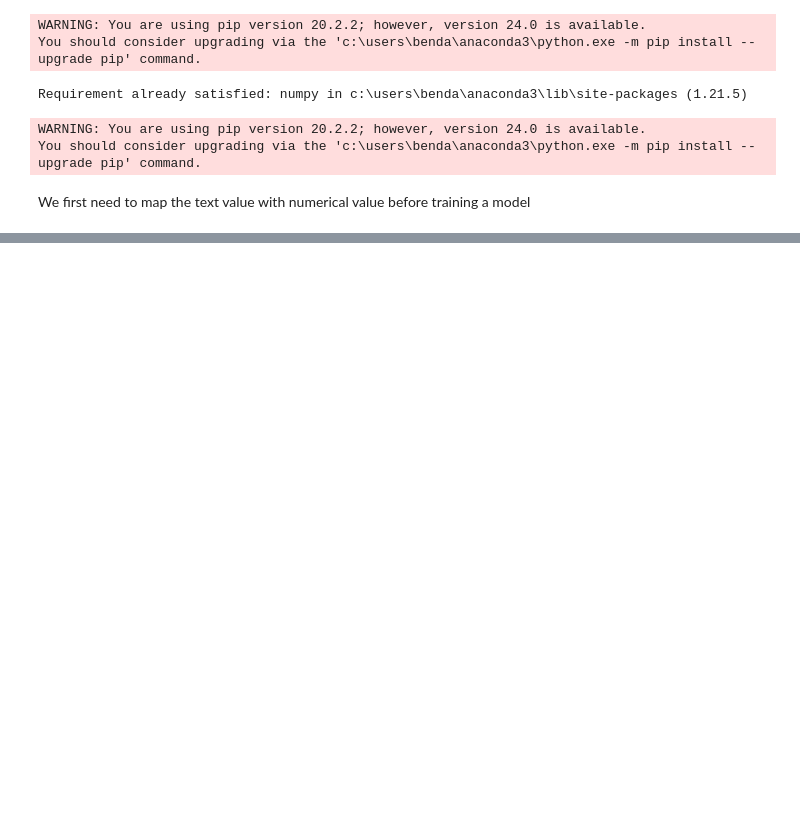
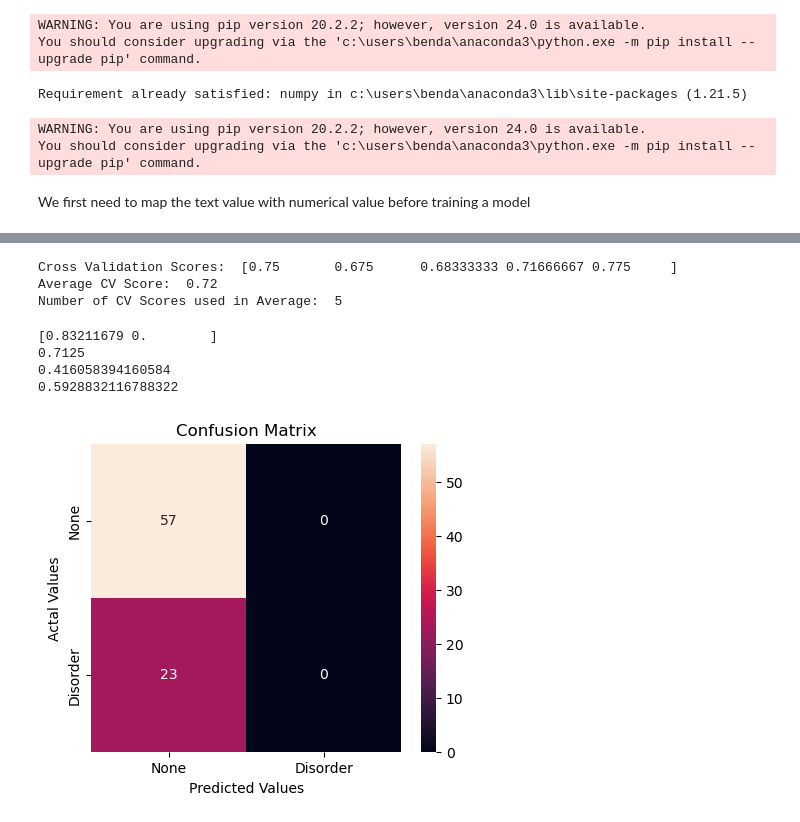
Before and after one commit to BeanMakes/Investigation-on-sleep-disorder, a Jupyter notebook: Sleep disorder Notebook.ipynb, the cells around one changed output, grey strips where cells are left out. Cells and saved outputs as stored; diff of their text form; code cells hidden in the pictures; blank space fills up the shorter version.

Commit message:
Added cross validation and other ML techniques to creating classifier

```diff
--- a/Sleep disorder Notebook.ipynb
+++ b/Sleep disorder Notebook.ipynb
@@ -249,0 +286,51 @@ print(f1_weighted)
+# %%
+from sklearn.svm import SVC
+from sklearn.metrics import confusion_matrix
+from sklearn.model_selection import StratifiedKFold, cross_val_score, KFold, LeaveOneOut, ShuffleSplit
+
+#Build the model
+svm = SVC()
+# # Trained the model
+# svm.fit(x_train, y_train)
+
+X, y = df.iloc[:, 1:-1], df.iloc[:,-1]
+
+# y_pred = svm.predict(x_test)
+
+sk_folds = KFold(n_splits = 5)
+
+loo = LeaveOneOut()
+
+ss = ShuffleSplit(train_size=0.6, test_size=0.3, n_splits = 5)
+
+scores = cross_val_score(svm, X, y, cv = ss)
+
+print("Cross Validation Scores: ", scores)
+print("Average CV Score: ", scores.mean())
+print("Number of CV Scores used in Average: ", len(scores))
+# %% [output]
+Cross Validation Scores:  [0.75       0.675      0.68333333 0.71666667 0.775     ]
+Average CV Score:  0.72
+Number of CV Scores used in Average:  5
+# %%
+# Calculate F1 score for each class separately
+f1_per_class = f1_score(y_test, y_pred, average=None)
+
+# Calculate micro-average F1 score
+f1_micro = f1_score(y_test, y_pred, average='micro')
+
+# Calculate macro-average F1 score
+f1_macro = f1_score(y_test, y_pred, average='macro')
+
+# Calculate weighted-average F1 score
+f1_weighted = f1_score(y_test, y_pred, average='weighted')
+
+print(f1_per_class)
+print(f1_micro)
+print(f1_macro)
+print(f1_weighted)
+# %% [output]
+[0.83211679 0.        ]
+0.7125
+0.416058394160584
+0.5928832116788322
@@ -249,0 +341,18 @@ print(f1_weighted)
+# %%
+# Creating  a confusion matrix,which compares the y_test and y_pred
+cm = confusion_matrix(y_test, y_pred)
+
+# Creating a dataframe for a array-formatted Confusion matrix,so it will be easy for plotting.
+cm_df = pd.DataFrame(cm,
+                     index = ['None','Disorder'],
+                     columns = ['None','Disorder'])
+
+#Plotting the 3x3 confusion matrix
+plt.figure(figsize=(5,4))
+sns.heatmap(cm_df, annot=True)
+plt.title('Confusion Matrix')
+plt.ylabel('Actal Values')
+plt.xlabel('Predicted Values')
+plt.show()
+# %% [output]
+[figure, added]
```
Also changed, not shown: parts of 15 cells of this notebook.
